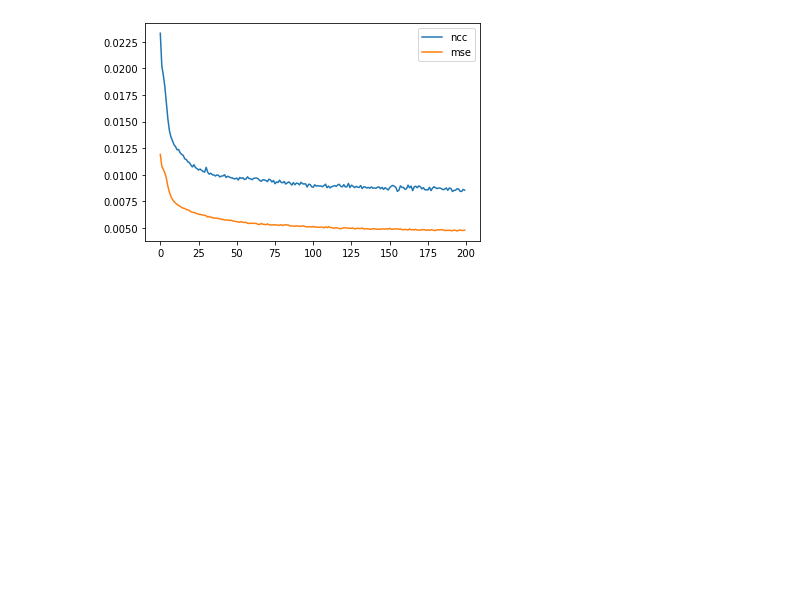
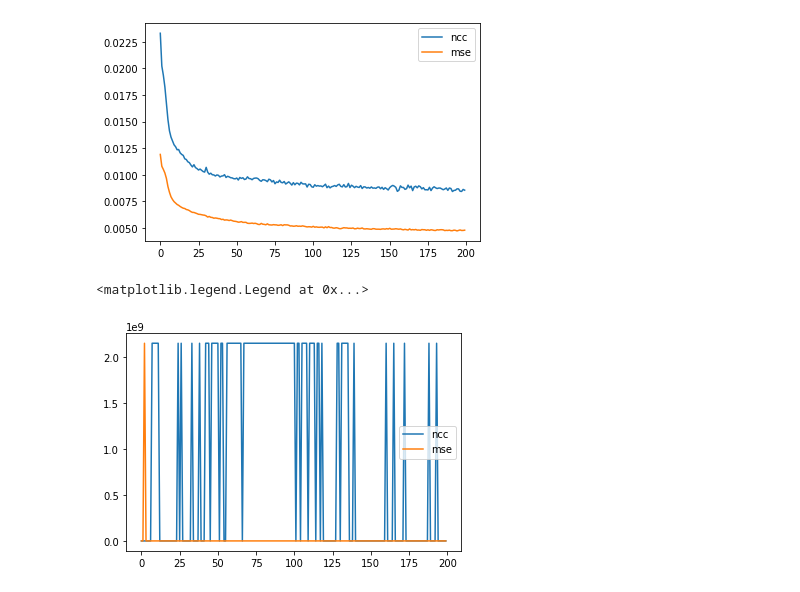
Before and after one commit to mahdimplus/DeepRetroMoco, a Jupyter notebook: Network/train_with validation data.ipynb, the cells around one changed output. Cells and saved outputs as stored; diff of their text form; code cells hidden in the pictures; blank space fills up the shorter version.

```diff
--- a/Network/train_with validation data.ipynb
+++ b/Network/train_with validation data.ipynb
@@ -435,3 +538,9 @@ d1='/content/drive/MyDrive/data/final/M01_MAE'
 
 history = pickle.load(open(d, "rb"))
 history1 = pickle.load(open(d1, "rb"))
+# %%
+d2='/content/drive/MyDrive/data/final/C01_TSNR'
+d3='/content/drive/MyDrive/data/final/M01_TSNR'
+
+history2 = pickle.load(open(d2, "rb"))
+history3 = pickle.load(open(d3, "rb"))
@@ -443,3 +558,11 @@ plt.legend()
 # %% [output]
 <matplotlib.legend.Legend at 0x...>
 [figure]
+# %%
+plt.plot(history2['val_transformer_TSNR'],label='ncc')
+
+plt.plot(history3['val_transformer_TSNR'],label='mse')
+plt.legend()
+# %% [output]
+<matplotlib.legend.Legend at 0x...>
+[figure, added]
```
Also changed, not shown: parts of 25 cells of this notebook.
